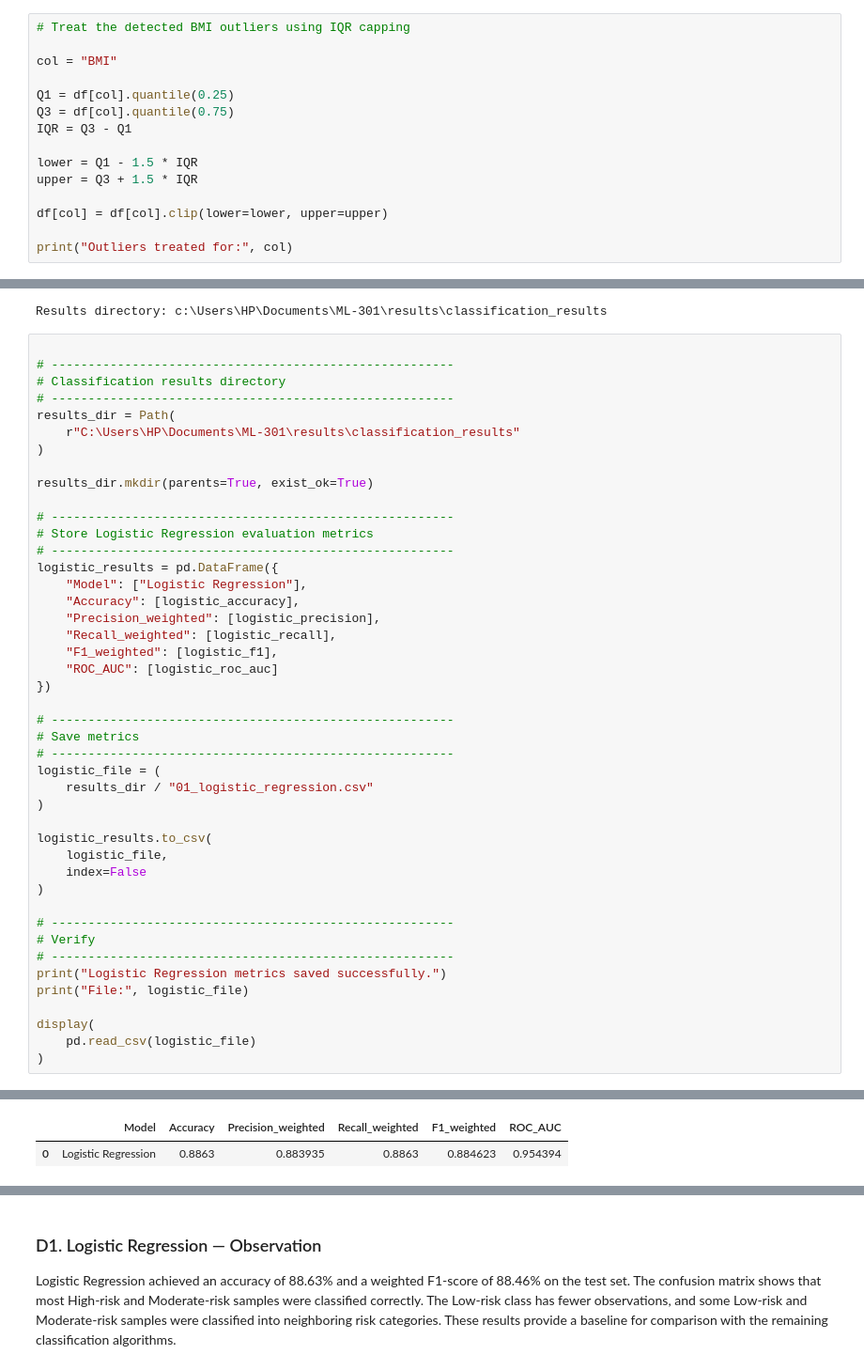
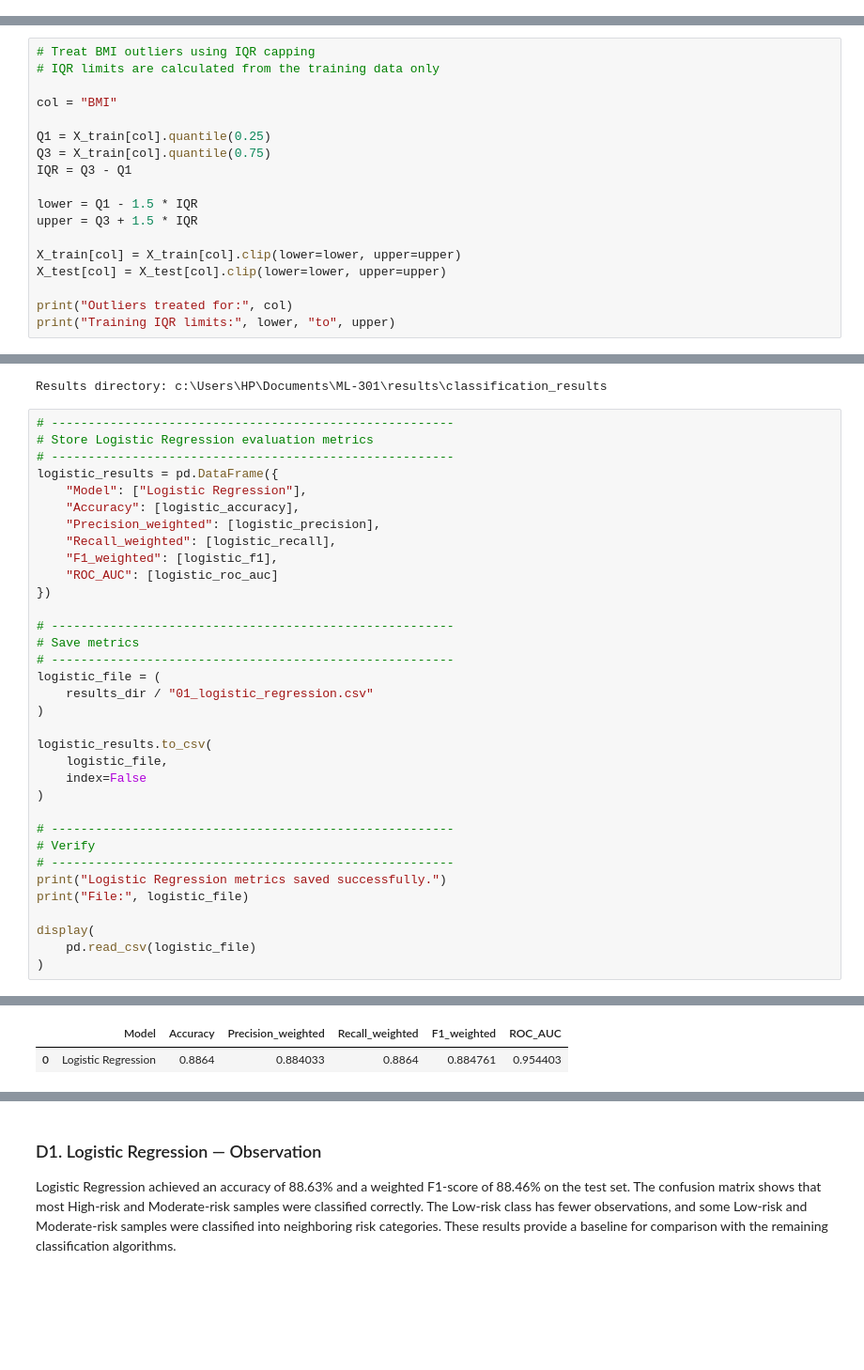
Before and after one commit to MohithKumar128/ML-301, a Jupyter notebook: notebooks/classification.ipynb, the cells around one changed output, grey strips where cells are left out. Shown at 94% size. Drawn from its saved outputs; the diff is of its cells as text; blank space fills up the shorter version.

Commit message:
Fix classification preprocessing and notebook structure

```diff
--- a/notebooks/classification.ipynb
+++ b/notebooks/classification.ipynb
@@ -486,18 +486,3 @@ Risk score vs target:
 | (73.9, 82.6] | 10897 | 0 | 0 |
 | (82.6, 91.3] | 8898 | 0 | 0 |
 | (91.3, 100.0] | 7083 | 0 | 0 |
-# %%
-# Treat the detected BMI outliers using IQR capping
-
-col = "BMI"
-
-Q1 = df[col].quantile(0.25)
-Q3 = df[col].quantile(0.75)
-IQR = Q3 - Q1
-
-lower = Q1 - 1.5 * IQR
-upper = Q3 + 1.5 * IQR
-
-df[col] = df[col].clip(lower=lower, upper=upper)
-
-print("Outliers treated for:", col)
@@ -588,0 +578,18 @@ Testing set : (10000, 38)
+# %%
+# Treat BMI outliers using IQR capping
+# IQR limits are calculated from the training data only
+
+col = "BMI"
+
+Q1 = X_train[col].quantile(0.25)
+Q3 = X_train[col].quantile(0.75)
+IQR = Q3 - Q1
+
+lower = Q1 - 1.5 * IQR
+upper = Q3 + 1.5 * IQR
+
+X_train[col] = X_train[col].clip(lower=lower, upper=upper)
+X_test[col] = X_test[col].clip(lower=lower, upper=upper)
+
+print("Outliers treated for:", col)
+print("Training IQR limits:", lower, "to", upper)
@@ -751,16 +761,6 @@ print("Results directory:", results_dir)
 # %% [output]
 Results directory: c:\Users\HP\Documents\ML-301\results\classification_results
 # %%
-
-# -------------------------------------------------------
-# Classification results directory
-# -------------------------------------------------------
-results_dir = Path(
-    r"C:\Users\HP\Documents\ML-301\results\classification_results"
-)
-
-results_dir.mkdir(parents=True, exist_ok=True)
-
 # -------------------------------------------------------
 # Store Logistic Regression evaluation metrics
 # -------------------------------------------------------
@@ -800,2 +800,2 @@ File: C:\Users\HP\Documents\ML-301\results\classification_results\01_logistic_re
 |  | Model | Accuracy | Precision_weighted | Recall_weighted | F1_weighted | ROC_AUC |
-| 0 | Logistic Regression | 0.8863 | 0.883935 | 0.8863 | 0.884623 | 0.954394 |
+| 0 | Logistic Regression | 0.8864 | 0.884033 | 0.8864 | 0.884761 | 0.954403 |
```
Also changed, not shown: parts of 15 cells of this notebook, 3 other files.
